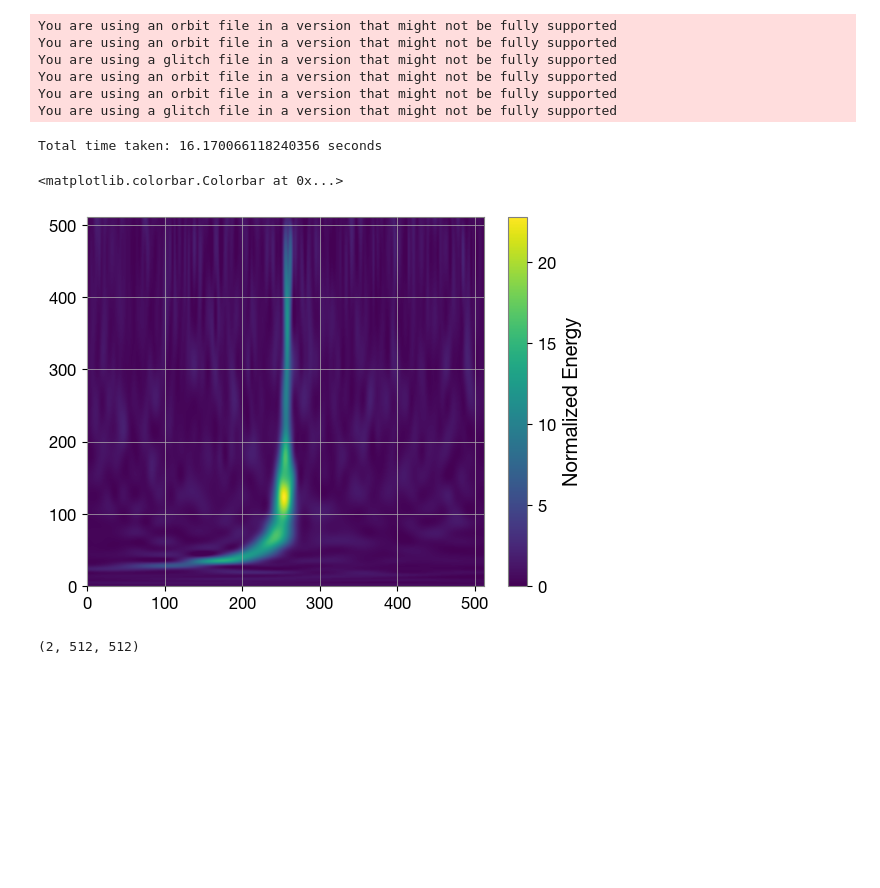
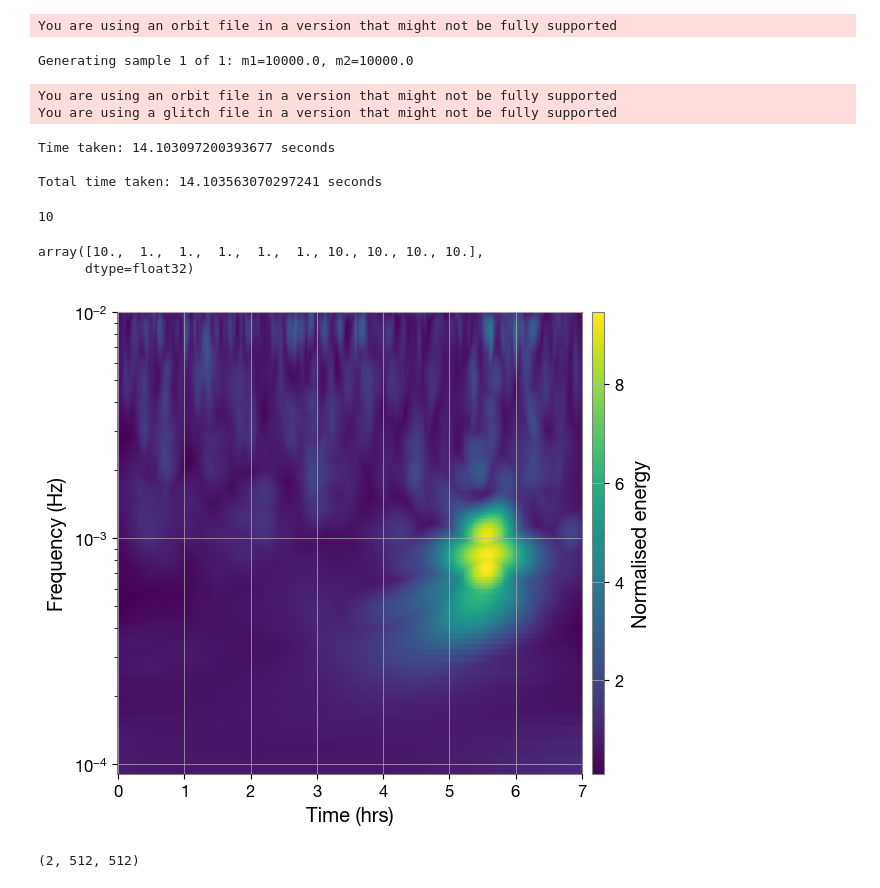
Before and after one commit to AryamannRao/LISAGlitchSignalClassifier, a Jupyter notebook: src/testing.ipynb, the cells around one changed output. Drawn from its saved outputs; the diff is of its cells as text; code cells hidden in the pictures; blank space fills up the shorter version.

```diff
--- a/src/testing.ipynb
+++ b/src/testing.ipynb
@@ -21,47 +25,71 @@ if os.path.exists(gw_dataset_path):
 
 h5file = create_dataset(gw_dataset_path, resolution=(H, W))
 # %%
-mass_arr = [1e5]
-q_arr = [1, 10]
+mass_arr = [1e4]
+q_arr = [1]
 
 start = time.time()
+iterations = len(mass_arr) * len(q_arr)
+count = 0
 for m in mass_arr:
     for q in q_arr:
+        count += 1
+        print(f"Generating sample {count} of {iterations}: m1={m}, m2={m*q}")
 
-        gws = [{'type':'BinaryInspiralGW', 'm1':m, 'm2':m*q, 'd':1e4,
-        'e':0.0, 't_inj':2.5*3600, 'domain':'freq'}]
+        iter_start = time.time()
+        gws = [{'type':'BinaryInspiralGW', 'm1':m, 'm2':m*q, 'd':1e3, 'spin1':0.0, 'spin2':0.0,
+        't_inj':7*3600, 'domain':'freq'}]
 
         run_simulation(gws, glitches, pipe,
                     gw_path, glitch_path, orbits_path, simulation_path, disable_noise=False,)
         tdi_dict = run_tdi(simulation_path, pipe)
 
         event = gws[0]
-        t_arr, f_arr, QT = generate_qscan(tdi_dict, Q=15, channel='X', pipe=pipe, event=event, resolution=512,
-                        frange=(1e-3, 1e-1), trange=(-1, 1))
+        t_arr, f_arr, QT = generate_qscan(tdi_dict, Q=15, channel='X', pipe=pipe, event=event, resolution=res,
+                        frange=(1e-3, 1e-1), trange=(-3.5, 2.5))
         append_gw_sample(h5file, QT, event['m1'], event['m2'], event['d'])
+        iter_end = time.time()
+        print(f"Time taken: {iter_end - iter_start} seconds\n")
 end = time.time()
 print(f"Total time taken: {end - start} seconds")
 # %% [output]
 You are using an orbit file in a version that might not be fully supported
-You are using an orbit file in a version that might not be fully supported
-You are using a glitch file in a version that might not be fully supported
-You are using an orbit file in a version that might not be fully supported
-You are using an orbit file in a version that might not be fully supported
-You are using a glitch file in a version that might not be fully supported
-Total time taken: 16.170066118240356 seconds
+Generating sample 1 of 1: m1=10000.0, m2=10000.0
+You are using an orbit file in a version that might not be fully supported
+You are using a glitch file in a version that might not be fully supported
+Time taken: 14.103097200393677 seconds
+
+Total time taken: 14.103563070297241 seconds
 # %%
 with h5py.File(gw_dataset_path, "r") as h5:
     QT_array = h5["QT"][:]       # shape (N, 512, 512)
     m1_array = h5["m1"][:]
     m2_array = h5["m2"][:]
     d_array = h5["d"][:]
+    spin_array = h5["spin"][:]
+# %%
+len(QT_array)
+# %% [output]
+10
+# %%
+m1_array/1e6
+# %% [output]
+array([10.,  1.,  1.,  1.,  1.,  1., 10., 10., 10., 10.],
+      dtype=float32)
 # %%
-plt.imshow(QT_array[0], origin='lower', aspect='auto')
-plt.colorbar(label='Normalized Energy')
-#plt.yscale('log')
+f_arr = np.linspace(1e-4, 1e-2, 512, endpoint=True)
+t_arr = np.linspace(0, 7, 512, endpoint=True)
+
+fig, axes = plt.subplots(1, 1, sharey=True, figsize=(6,6))
+
+axes.pcolormesh(t_arr, f_arr, QT_array[-1], cmap='viridis')
+axes.colorbar(label='Normalised energy')
+axes.set_xlabel('Time (hrs)')
+axes.set_ylabel('Frequency (Hz)')
+axes.set_yscale('log')
+plt.show()
 # %% [output]
-<matplotlib.colorbar.Colorbar at 0x...>
-[figure, old version]
+[figure, new version]
 # %%
 QT_array.shape
 # %% [output]
```
Also changed, not shown: parts of 3 cells of this notebook, 8 other files.
